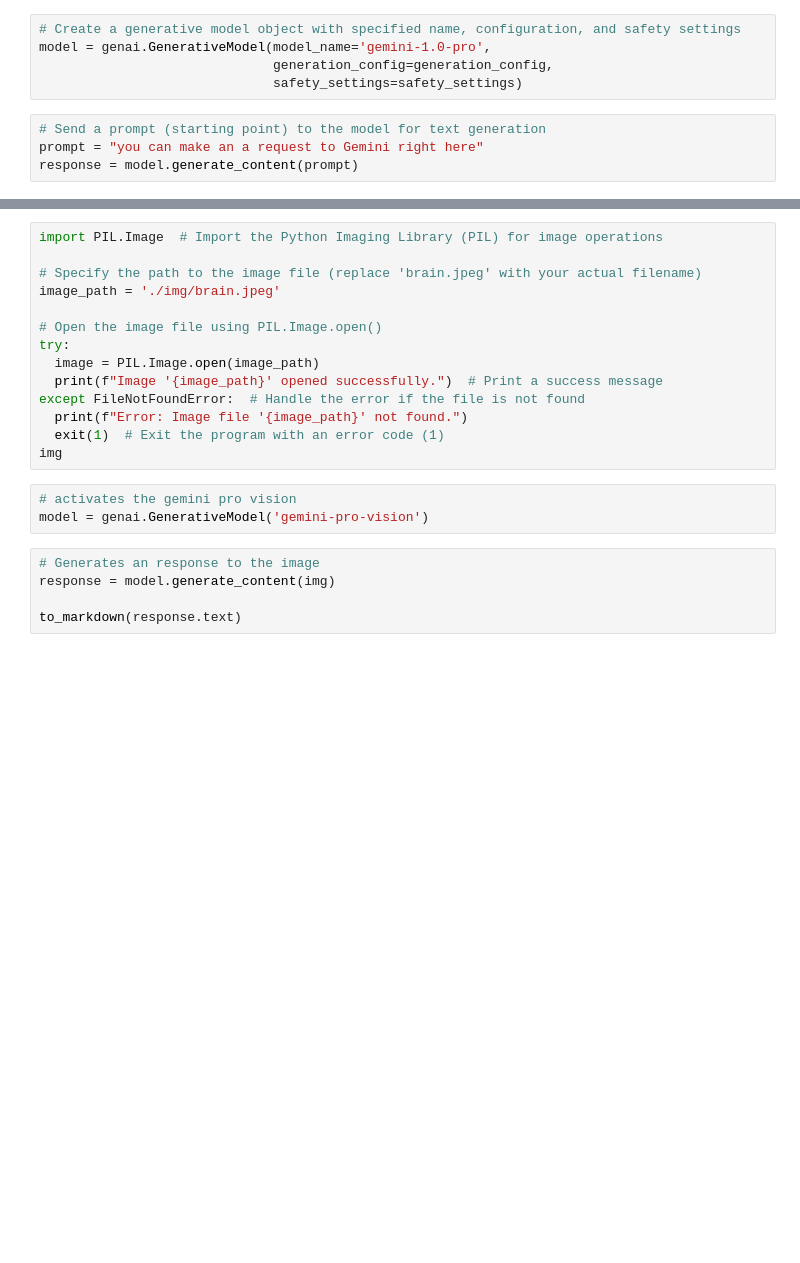
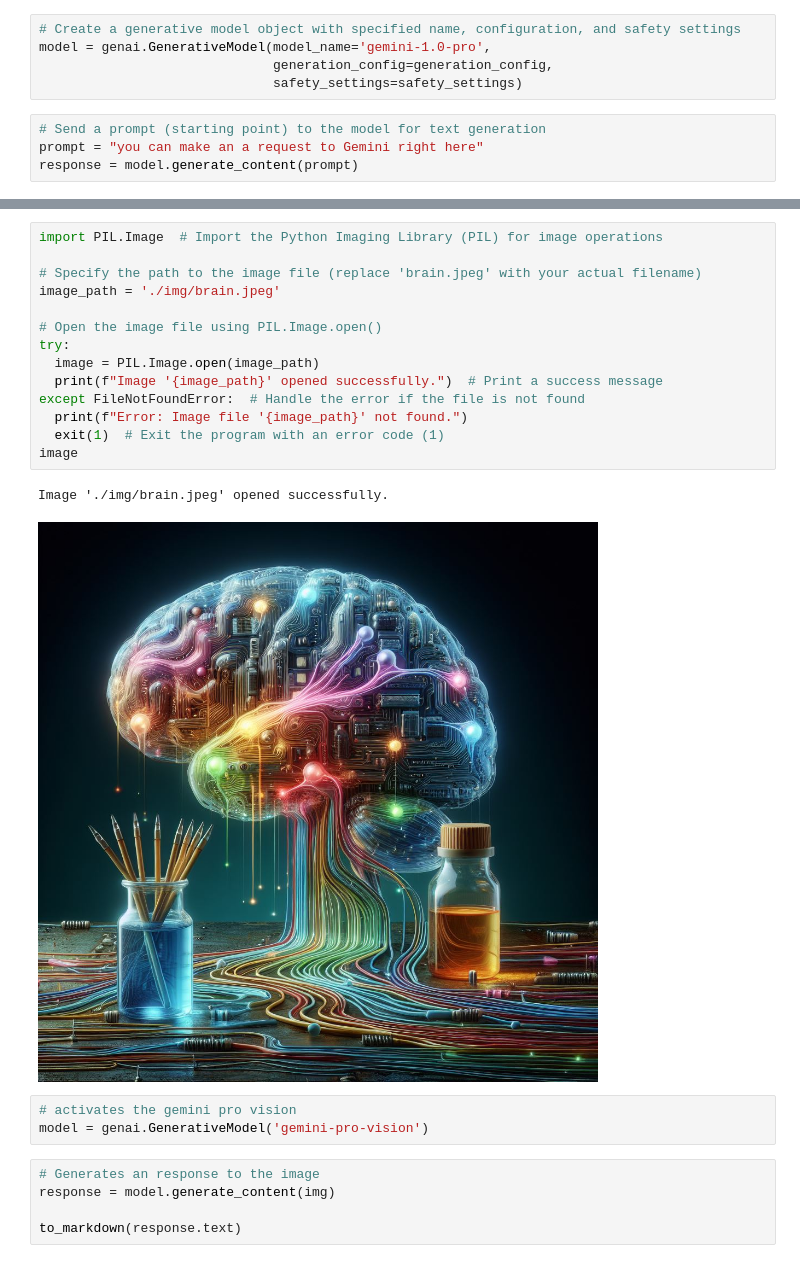
Before and after one commit to Michelfviana/gemini_api, a Jupyter notebook: geminiapi.ipynb, the cells around one changed output, grey strips where cells are left out. Cells and saved outputs as stored; diff of their text form; blank space fills up the shorter version.

Commit message:
fix image path

```diff
--- a/geminiapi.ipynb
+++ b/geminiapi.ipynb
@@ -101,17 +184,20 @@ for message in chat.history:
 # %%
 import PIL.Image  # Import the Python Imaging Library (PIL) for image operations
 
 # Specify the path to the image file (replace 'brain.jpeg' with your actual filename)
 image_path = './img/brain.jpeg'
 
 # Open the image file using PIL.Image.open()
 try:
   image = PIL.Image.open(image_path)
   print(f"Image '{image_path}' opened successfully.")  # Print a success message
 except FileNotFoundError:  # Handle the error if the file is not found
   print(f"Error: Image file '{image_path}' not found.")
   exit(1)  # Exit the program with an error code (1)
-img
+image
+# %% [output]
+Image './img/brain.jpeg' opened successfully.
+[figure, added]
 # %%
 # activates the gemini pro vision
 model = genai.GenerativeModel('gemini-pro-vision')
```
Also changed, not shown: parts of 7 cells of this notebook.
